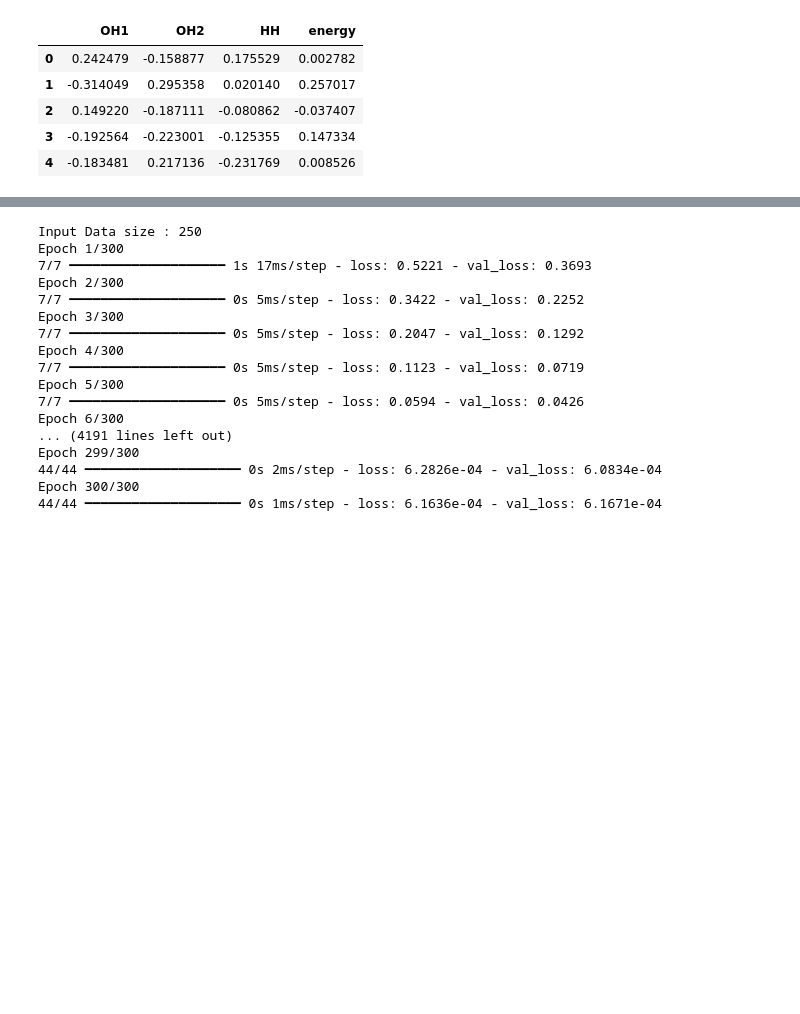
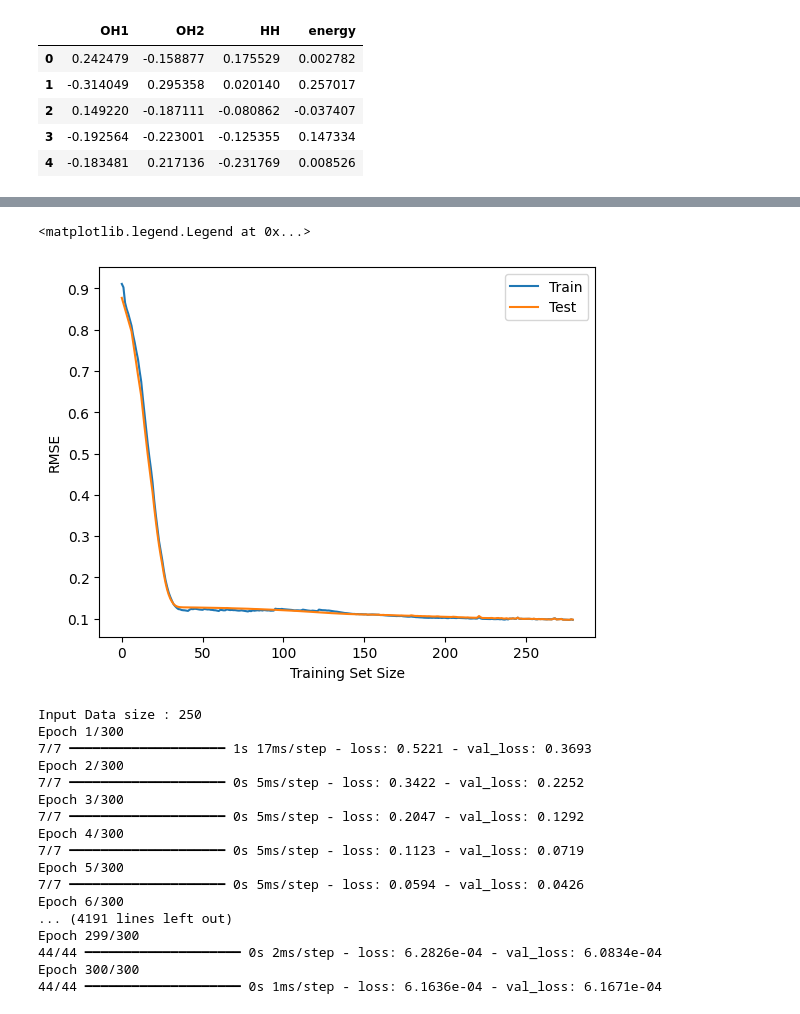
Before and after one commit to vathzen/h2o-energies-msc, a Jupyter notebook: H2O_Energies.ipynb, the cells around one changed output, grey strips where cells are left out. Saved outputs shown, nothing was run; the diff lists cells and outputs as text; code cells hidden in the pictures; blank space fills up the shorter version.

Commit message:
added learning curve

```diff
--- a/H2O_Energies.ipynb
+++ b/H2O_Energies.ipynb
@@ -146,3 +142,24 @@ def get_model(shape):
     model.compile(optimizer=keras.optimizers.Adam(0.001),loss='mse')
     # print(model.summary())
     return model
+# %%
+#Produce Learning Curve
+train , val = train_test_split(inp_data,test_size=0.2)
+
+x_train = train.iloc[:,0:-1]
+y_train = train.iloc[:,-1:]
+x_val = val.iloc[:,0:-1]
+y_val = val.iloc[:,-1:]
+
+
+t_errors,  v_errors = [],[]
+model = get_model(3)
+
+for i in range(1,len(x_train),5):
+    model.fit( x_train[:i] , y_train[:i] )
+
+    t_predict = model.predict( x_train[:i] )
+    t_errors.append( mean_squared_error(y_train[:i], t_predict) )
+
+    v_predict = model.predict( x_val )
+    v_errors.append( mean_squared_error(y_val, v_predict) )
@@ -149,3 +184,12 @@ def get_model(shape):
+# %%
+plt.xlabel("Training Set Size")
+plt.ylabel("RMSE")
+plt.plot(np.sqrt(t_errors),label='Train')
+plt.plot(np.sqrt(v_errors),label='Test')
+plt.legend()
+# %% [output]
+<matplotlib.legend.Legend at 0x...>
+[figure, added]
 # %%
 #Train the Model on various dataset sizes for 300 epochs
 history = []
```
Also changed, not shown: parts of 4 cells of this notebook, 1 other file.
